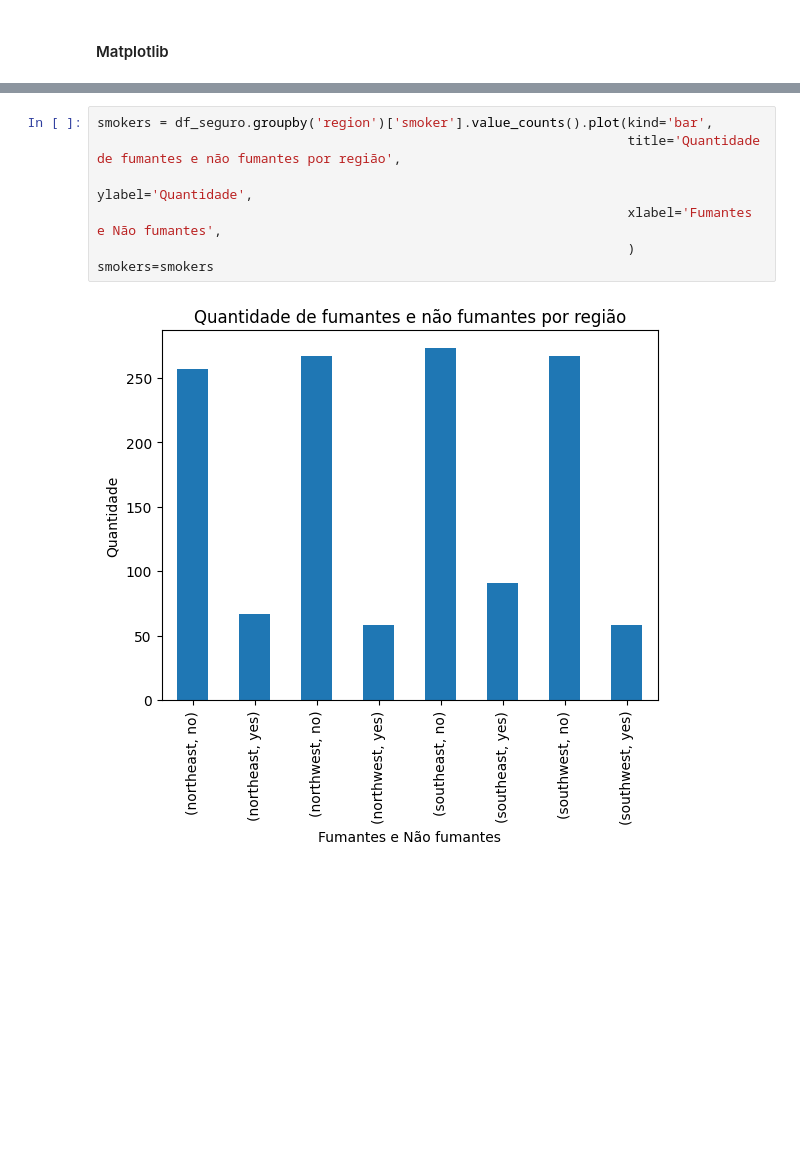
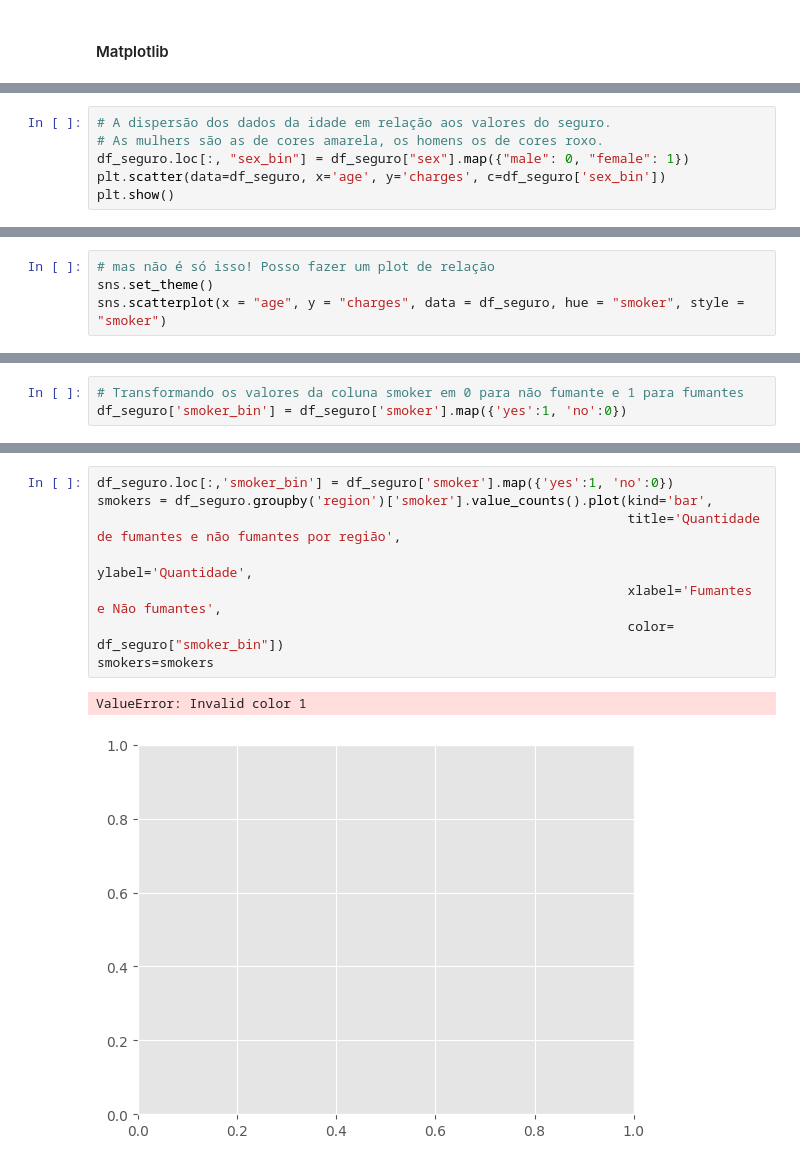
Before and after one commit to devAquino/Medical-Insurance-Analysis, a Jupyter notebook: insurance.ipynb, the cells around one changed output, grey strips where cells are left out. Drawn from its saved outputs; the diff is of its cells as text; blank space fills up the shorter version.

```diff
--- a/insurance.ipynb
+++ b/insurance.ipynb
@@ -107,0 +108,6 @@ plt_seguro = plt_seguro
+# %%
+# A dispersão dos dados da idade em relação aos valores do seguro.
+# As mulhers são as de cores amarela, os homens os de cores roxo.
+df_seguro.loc[:, "sex_bin"] = df_seguro["sex"].map({"male": 0, "female": 1})
+plt.scatter(data=df_seguro, x='age', y='charges', c=df_seguro['sex_bin'])
+plt.show()
@@ -107,0 +128,4 @@ plt_seguro = plt_seguro
+# %%
+# mas não é só isso! Posso fazer um plot de relação
+sns.set_theme()
+sns.scatterplot(x = "age", y = "charges", data = df_seguro, hue = "smoker", style = "smoker")
@@ -107,0 +168,3 @@ plt_seguro = plt_seguro
+# %%
+# Transformando os valores da coluna smoker em 0 para não fumante e 1 para fumantes
+df_seguro['smoker_bin'] = df_seguro['smoker'].map({'yes':1, 'no':0})
@@ -108,9 +185,11 @@ plt_seguro = plt_seguro
 # %%
+df_seguro.loc[:,'smoker_bin'] = df_seguro['smoker'].map({'yes':1, 'no':0})
 smokers = df_seguro.groupby('region')['smoker'].value_counts().plot(kind='bar',
                                                                     title='Quantidade de fumantes e não fumantes por região',
                                                                     ylabel='Quantidade',
                                                                     xlabel='Fumantes e Não fumantes',
-                                                                    )
+                                                                    color= df_seguro["smoker_bin"])
 smokers=smokers
 # %% [output]
+ValueError: Invalid color 1
-[figure, old version]
+[figure, new version]
```
Also changed, not shown: parts of 21 cells of this notebook, 2 other files.
